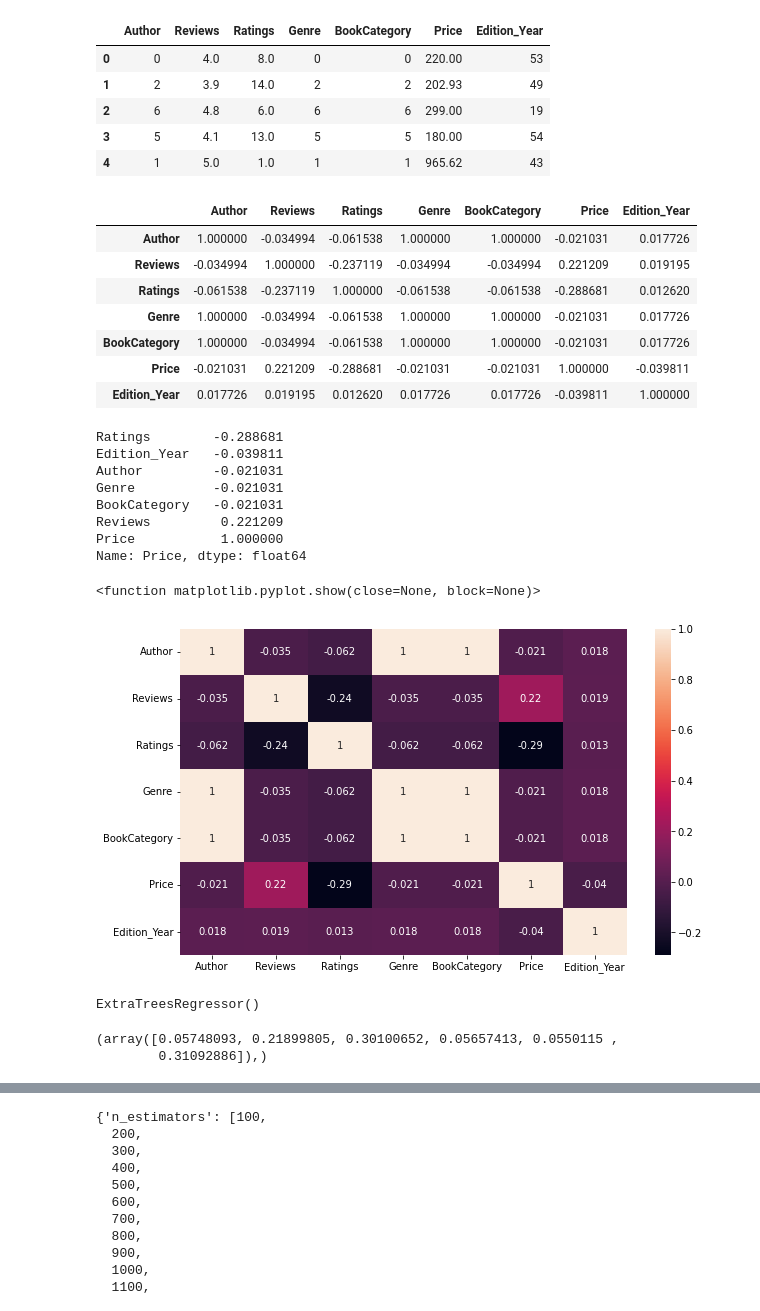
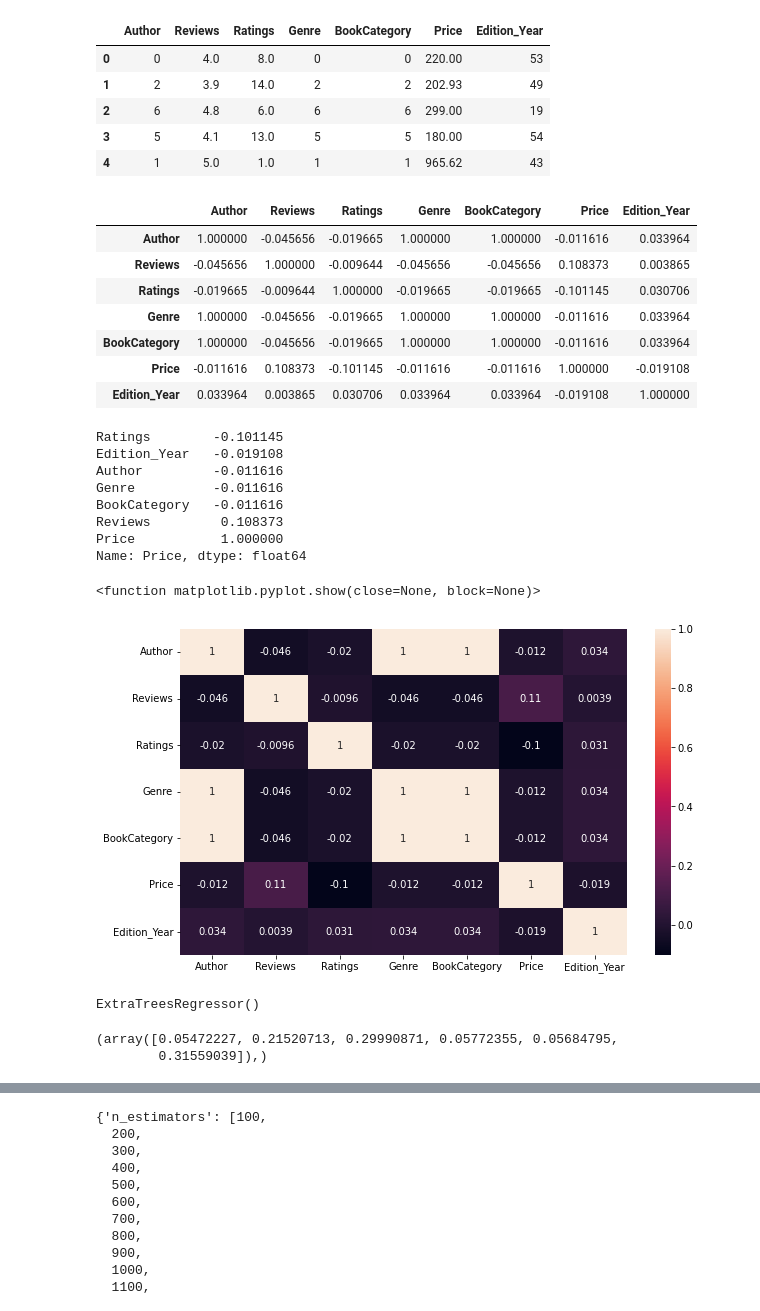
Before and after one commit to codelock54/Book_Price, a Jupyter notebook: BookPrice Model .ipynb, the cells around one changed output, grey strips where cells are left out. Cells and saved outputs as stored; diff of their text form; code cells hidden in the pictures.

```diff
--- a/BookPrice Model .ipynb
+++ b/BookPrice Model .ipynb
@@ -1,12 +1,10 @@
 # %%
-"""Cargar librerias, data de entrenamiento y visualizar """
-
 import pandas as pd
 import numpy as np
 import matplotlib.pyplot as plt
 
 
-filename = '/home/ml/Documents/GitHub/Book_Price/Participants_Data/Data_Train.xlsx'
+filename = 'Participants_Data/Data_Train.xlsx'
 data_train = pd.read_excel(filename)
 data_train.head()
 # %% [output]
@@ -140,37 +123,37 @@ data_train.head()
 | 3 | 5 | 4.1 | 13.0 | 5 | 5 | 180.00 | 54 |
 | 4 | 1 | 5.0 | 1.0 | 1 | 1 | 965.62 | 43 |
 # %%
-matrix_corr_spearman = data_train.corr('spearman')
+matrix_corr = data_train.corr()
 
-matrix_corr_spearman
+matrix_corr
 # %% [output]
 |  | Author | Reviews | Ratings | Genre | BookCategory | Price | Edition_Year |
-| Author | 1.000000 | -0.034994 | -0.061538 | 1.000000 | 1.000000 | -0.021031 | 0.017726 |
-| Reviews | -0.034994 | 1.000000 | -0.237119 | -0.034994 | -0.034994 | 0.221209 | 0.019195 |
-| Ratings | -0.061538 | -0.237119 | 1.000000 | -0.061538 | -0.061538 | -0.288681 | 0.012620 |
-| Genre | 1.000000 | -0.034994 | -0.061538 | 1.000000 | 1.000000 | -0.021031 | 0.017726 |
-| BookCategory | 1.000000 | -0.034994 | -0.061538 | 1.000000 | 1.000000 | -0.021031 | 0.017726 |
-| Price | -0.021031 | 0.221209 | -0.288681 | -0.021031 | -0.021031 | 1.000000 | -0.039811 |
-| Edition_Year | 0.017726 | 0.019195 | 0.012620 | 0.017726 | 0.017726 | -0.039811 | 1.000000 |
+| Author | 1.000000 | -0.045656 | -0.019665 | 1.000000 | 1.000000 | -0.011616 | 0.033964 |
+| Reviews | -0.045656 | 1.000000 | -0.009644 | -0.045656 | -0.045656 | 0.108373 | 0.003865 |
+| Ratings | -0.019665 | -0.009644 | 1.000000 | -0.019665 | -0.019665 | -0.101145 | 0.030706 |
+| Genre | 1.000000 | -0.045656 | -0.019665 | 1.000000 | 1.000000 | -0.011616 | 0.033964 |
+| BookCategory | 1.000000 | -0.045656 | -0.019665 | 1.000000 | 1.000000 | -0.011616 | 0.033964 |
+| Price | -0.011616 | 0.108373 | -0.101145 | -0.011616 | -0.011616 | 1.000000 | -0.019108 |
+| Edition_Year | 0.033964 | 0.003865 | 0.030706 | 0.033964 | 0.033964 | -0.019108 | 1.000000 |
 # %%
-matrix_corr_spearman.Price.sort_values()
+matrix_corr.Price.sort_values()
 # %% [output]
-Ratings        -0.288681
-Edition_Year   -0.039811
-Author         -0.021031
-Genre          -0.021031
-BookCategory   -0.021031
-Reviews         0.221209
+Ratings        -0.101145
+Edition_Year   -0.019108
+Author         -0.011616
+Genre          -0.011616
+BookCategory   -0.011616
+Reviews         0.108373
 Price           1.000000
 Name: Price, dtype: float64
 # %%
 import seaborn as sns
 plt.figure(figsize=(10,6))
-sns.heatmap(matrix_corr_spearman, annot=True)
+sns.heatmap(matrix_corr, annot=True)
 plt.show
 # %% [output]
 <function matplotlib.pyplot.show(close=None, block=None)>
-[figure, old version]
+[figure, new version]
 # %%
 from scipy.stats import boxcox
 y=boxcox(data_train.Price)[0]
@@ -200,6 +180,6 @@ ExtraTreesRegressor()
 # %%
 model.feature_importances_,
 # %% [output]
-(array([0.05748093, 0.21899805, 0.30100652, 0.05657413, 0.0550115 ,
-        0.31092886]),)
+(array([0.05472227, 0.21520713, 0.29990871, 0.05772355, 0.05684795,
+        0.31559039]),)
 # %%
```
Also changed, not shown: parts of 17 cells of this notebook.
